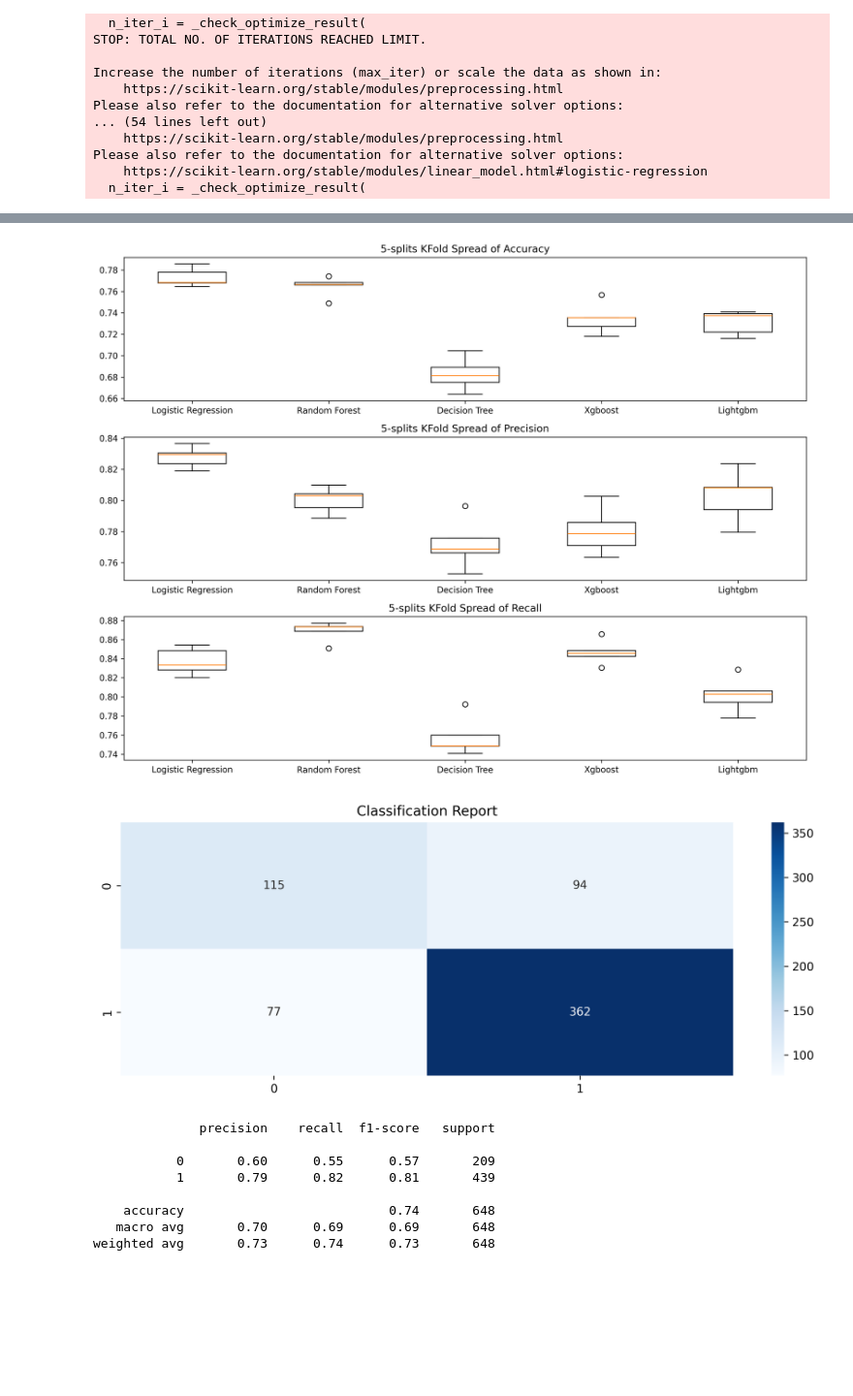
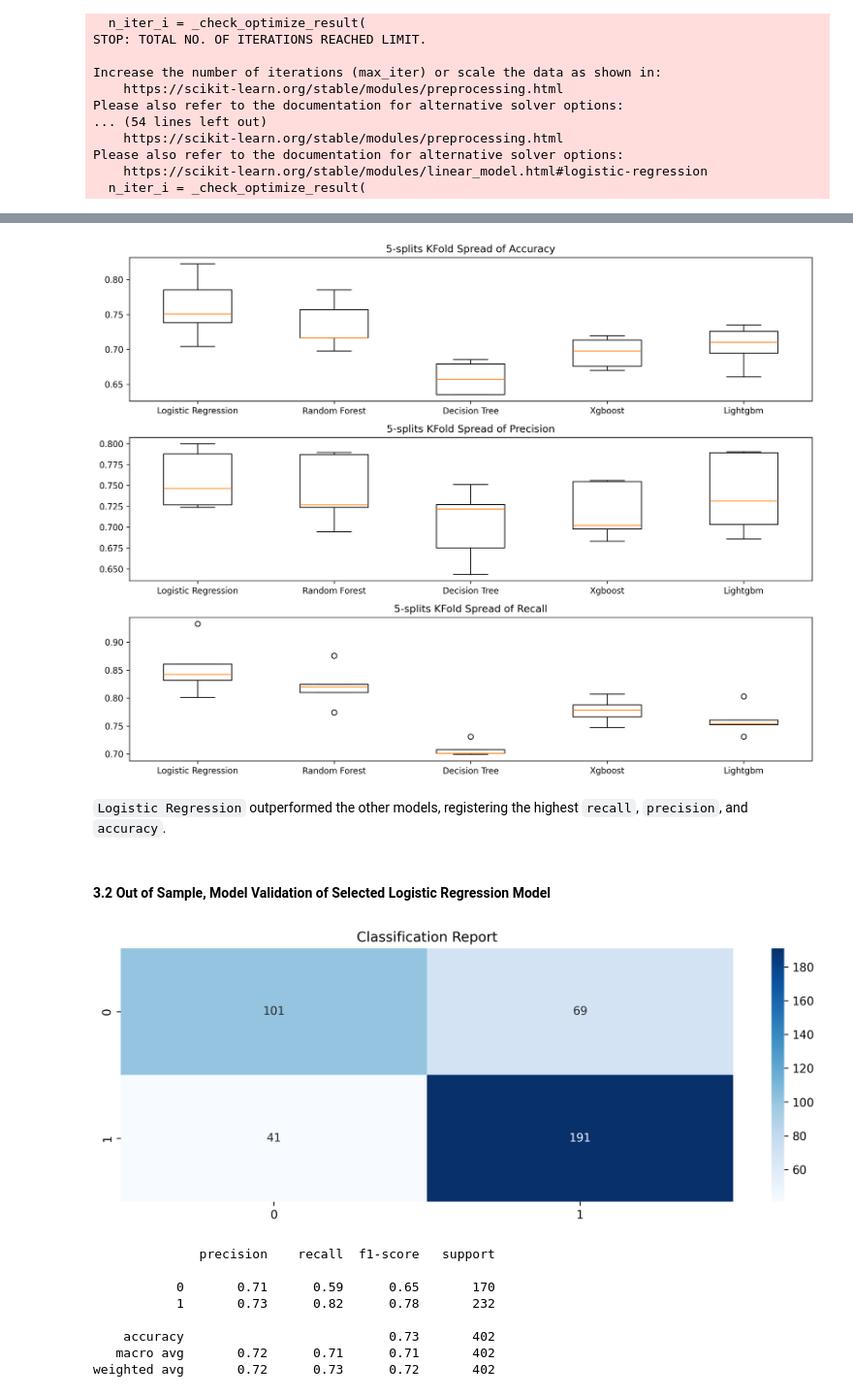
Before and after one commit to mundundan-star/online-retail-customer-analytics, a Jupyter notebook: 5.0 Churn_Model_Selection and Evaluation.ipynb, the cells around one changed output, grey strips where cells are left out. Shown at 97% size. Saved outputs shown, nothing was run; the diff lists cells and outputs as text; code cells hidden in the pictures; blank space fills up the shorter version.

```diff
--- a/5.0 Churn_Model_Selection and Evaluation.ipynb
+++ b/5.0 Churn_Model_Selection and Evaluation.ipynb
@@ -47,0 +176,7 @@ df.head()
+# %%
+X = features.drop(["TotalRevenue","Churned", "KSegment","CustomerID", "CohortMonth", "Recency", "Tenure", "RecencyToTenure", "LifetimePurchaseDensity","LifetimeMRate","RelativeSilence"], axis = 1)
+X = pd.get_dummies(X, drop_first = True)
+
+X.info()
+print("\nPreview of features:")
+X.head()
@@ -51,6 +214,7 @@ from sklearn.ensemble import RandomForestClassifier
 from sklearn.tree import DecisionTreeClassifier
 from xgboost import XGBClassifier
 from lightgbm import LGBMClassifier
+from sklearn.naive_bayes import ComplementNB
 
 from sklearn.model_selection import train_test_split, KFold, cross_val_score
 from sklearn.metrics import classification_report, confusion_matrix
@@ -58,35 +222,28 @@ from sklearn.preprocessing import StandardScaler
 from sklearn.pipeline import make_pipeline
 
 
-cols_to_drop = ['Churned', 'KSegment']
-X = df.drop(cols_to_drop, axis = 1)
-X = X.drop("CustomerID", axis = 1)
-X = pd.get_dummies(X, drop_first = True)
-features = X.columns
-X = X
 
-y = df['Churned']
+y = features['Churned']
 
-customer_ids = df['CustomerID']
+customer_ids = features['CustomerID']
 
 X_train, X_test, y_train, y_test, ids_train, ids_test = train_test_split(X, y, customer_ids, test_size=0.2, random_state = 42, stratify = y)
 
-df_train, df_test = train_test_split(df['CustomerID'], test_size = 0.20, random_state = 42)
-
 scaler = StandardScaler()
 
-models = [("Logistic Regression", LogisticRegression(max_iter = 1000, class_weight = 'balanced')),
+models = [("Logistic Regression", LogisticRegression(max_iter = 100, class_weight = 'balanced')),
           ("Random Forest", RandomForestClassifier(random_state = 42, class_weight = 'balanced')),
           ("Decision Tree", DecisionTreeClassifier(random_state = 42, class_weight = 'balanced')),
           ("Xgboost", XGBClassifier(random_state = 42)),
-          ("Lightgbm", LGBMClassifier(random_state = 42, class_weight = 'balanced', verbose = -1))]
+          ("Lightgbm", LGBMClassifier(random_state = 42, class_weight = 'balanced', verbose = -1)),
+         ]
 
 model_name = []
 accuracy_avg = []
 precision_avg = []
 recall_avg = []
 for name, model in models:
-  pipeline = make_pipeline(scaler, model)
+  pipeline = make_pipeline(scaler,model)
   kf = KFold(n_splits = 5, shuffle = True, random_state = 42)
   accuracy_scores = cross_val_score(pipeline, X_train, y_train, cv = kf, scoring = 'accuracy')
   precision_scores = cross_val_score(model, X_train, y_train, cv = kf, scoring = 'precision')
@@ -117,60 +276,65 @@ Please also refer to the documentation for alternative solver options:
 # %%
 fig, (ax1, ax2, ax3) = plt.subplots(3,1, figsize = (12,9), dpi = 300)
-ax1.boxplot(accuracy_avg, labels = model_name)
+ax1.boxplot(accuracy_avg, tick_labels = model_name)
 ax1.set_title("5-splits KFold Spread of Accuracy")
-ax2.boxplot(precision_avg, labels = model_name)
+ax2.boxplot(precision_avg, tick_labels = model_name)
 ax2.set_title("5-splits KFold Spread of Precision")
-ax3.boxplot(recall_avg, labels = model_name)
+ax3.boxplot(recall_avg, tick_labels = model_name)
 ax3.set_title("5-splits KFold Spread of Recall")
 plt.tight_layout()
 plt.show()
 # %% [output]
-[figure, old version]
+[figure, new version]
+# %% [markdown]
+`Logistic Regression` outperformed the other models, registering the highest `recall`, `precision`, and `accuracy`.
+# %% [markdown]
+#### 3.2 Out of Sample, Model Validation of Selected Logistic Regression Model
 # %%
 import joblib
 import s3fs
 
 model = LogisticRegression(max_iter = 1000, class_weight = 'balanced')
-model = RandomForestClassifier(n_estimators = 250, max_depth = 20, min_samples_leaf = 2, random_state = 42, class_weight = 'balanced')
+#model = RandomForestClassifier(n_estimators = 250, max_depth = 20, min_samples_leaf = 2, random_state = 42, class_weight = 'balanced')
 pipeline = make_pipeline(scaler, model)
 pipeline.fit(X_train, y_train)
 
 fs = s3fs.S3FileSystem()
 model_path = "s3://sales-data-analytics-portfolio-2026/predictive_models/churn_model.joblib"
 
 with fs.open(model_path, "wb") as f:
     joblib.dump(pipeline, f)
 
 with fs.open(model_path, "rb") as f:
     loaded_model = joblib.load(f)
 
 y_pred = loaded_model.predict(X_test)
 y_proba = loaded_model.predict_proba(X_test)[:,1]
 
+y_pred = (y_proba > 0.40).astype("int")
 c_matrix = confusion_matrix(y_test, y_pred)
 
 # Creating predictions table in Database
 pred_df = pd.DataFrame({
     "CustomerID" : ids_test,
     "ActualChurn": y_test,
     "PredictedProbability": y_proba,
     "PredictedLabel": y_pred
 })
 
 
 plt.figure(figsize = (12,4), dpi = 300)
 sns.heatmap(c_matrix, cmap='Blues', annot = True, fmt = 'g')
 plt.title("Classification Report")
 plt.show()
 
 print(classification_report(y_test, y_pred))
 # %% [output]
-[figure, old version]
+[figure, new version]
               precision    recall  f1-score   support
 
-           0       0.60      0.55      0.57       209
-           1       0.79      0.82      0.81       439
+           0       0.71      0.59      0.65       170
+           1       0.73      0.82      0.78       232
 
-    accuracy                           0.74       648
-   macro avg       0.70      0.69      0.69       648
-weighted avg       0.73      0.74      0.73       648
+    accuracy                           0.73       402
+   macro avg       0.72      0.71      0.71       402
+weighted avg       0.72      0.73      0.72       402
```
Also changed, not shown: parts of 18 cells of this notebook.
